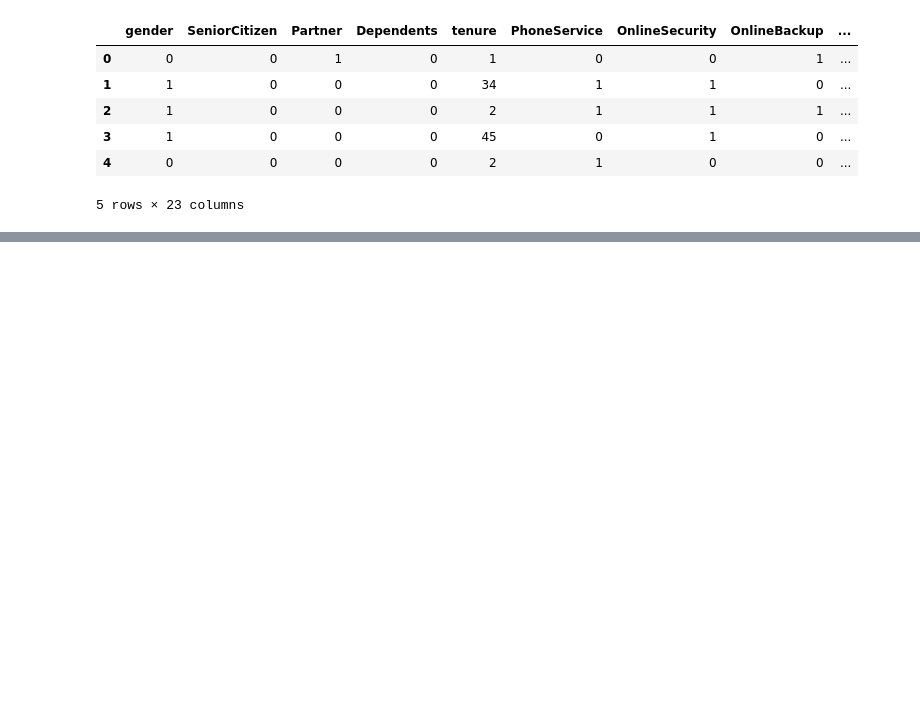
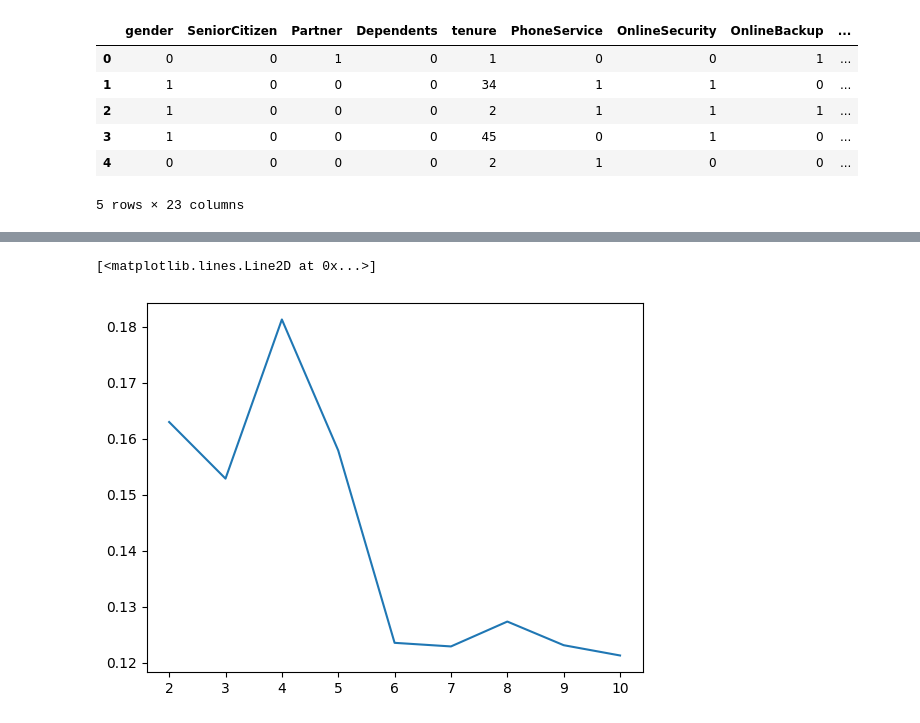
Before and after one commit to RyannPy/customer-intelligence-platform, a Jupyter notebook: notebooks/03_customer_segmentation.ipynb, the cells around one changed output, grey strips where cells are left out. Drawn from its saved outputs; the diff is of its cells as text; code cells hidden in the pictures; blank space fills up the shorter version.

```diff
--- a/notebooks/03_customer_segmentation.ipynb
+++ b/notebooks/03_customer_segmentation.ipynb
@@ -35,0 +70,24 @@ X.head()
+# %%
+from sklearn.metrics import silhouette_score
+
+scores = []
+
+for k in range(2, 11):
+    kmeans = KMeans(
+        n_clusters=k,
+        random_state=42
+    )
+
+    labels = kmeans.fit_predict(X_scaled)
+
+    score = silhouette_score(
+        X_scaled,
+        labels
+    )
+
+    scores.append(score)
+# %%
+plt.plot(range(2,11), scores)
+# %% [output]
+[<matplotlib.lines.Line2D at 0x...>]
+[figure, added]
```
Also changed, not shown: parts of 6 cells of this notebook.
